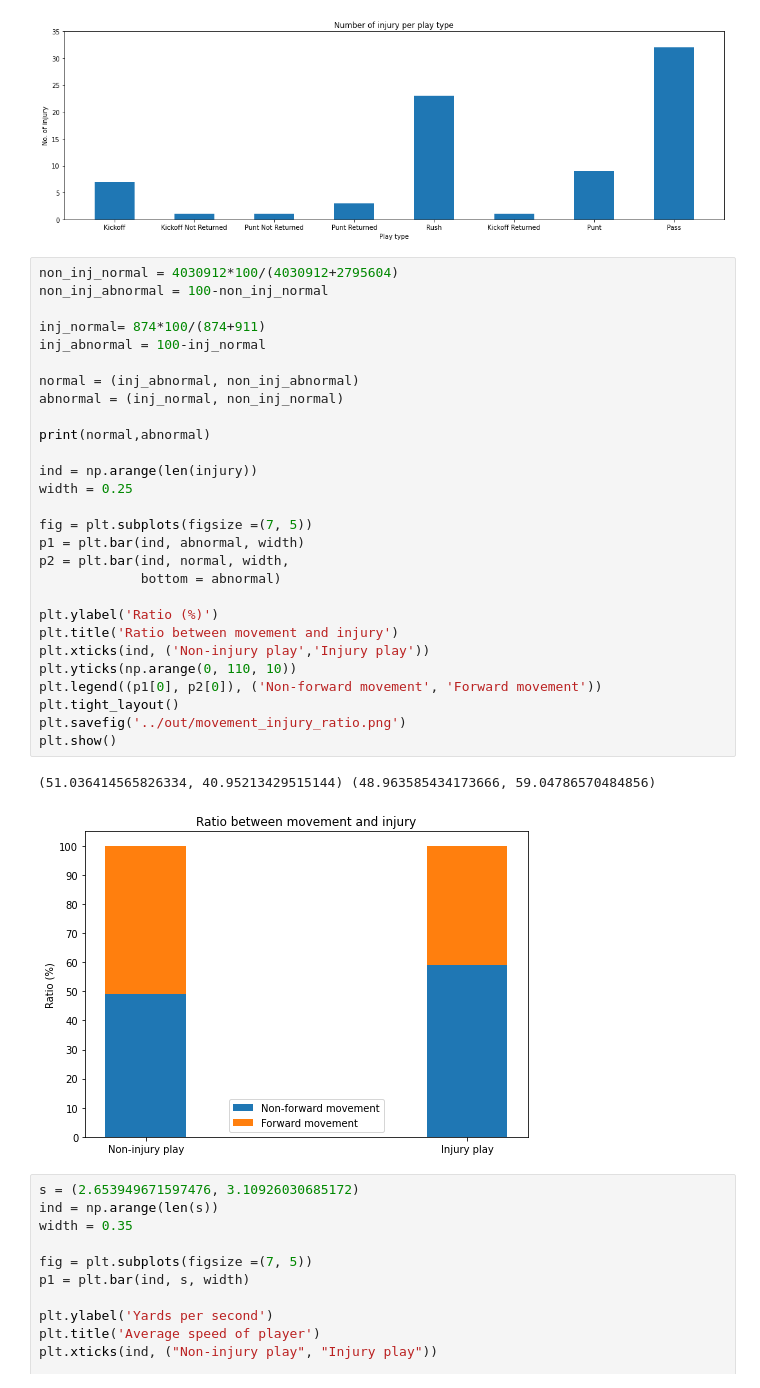
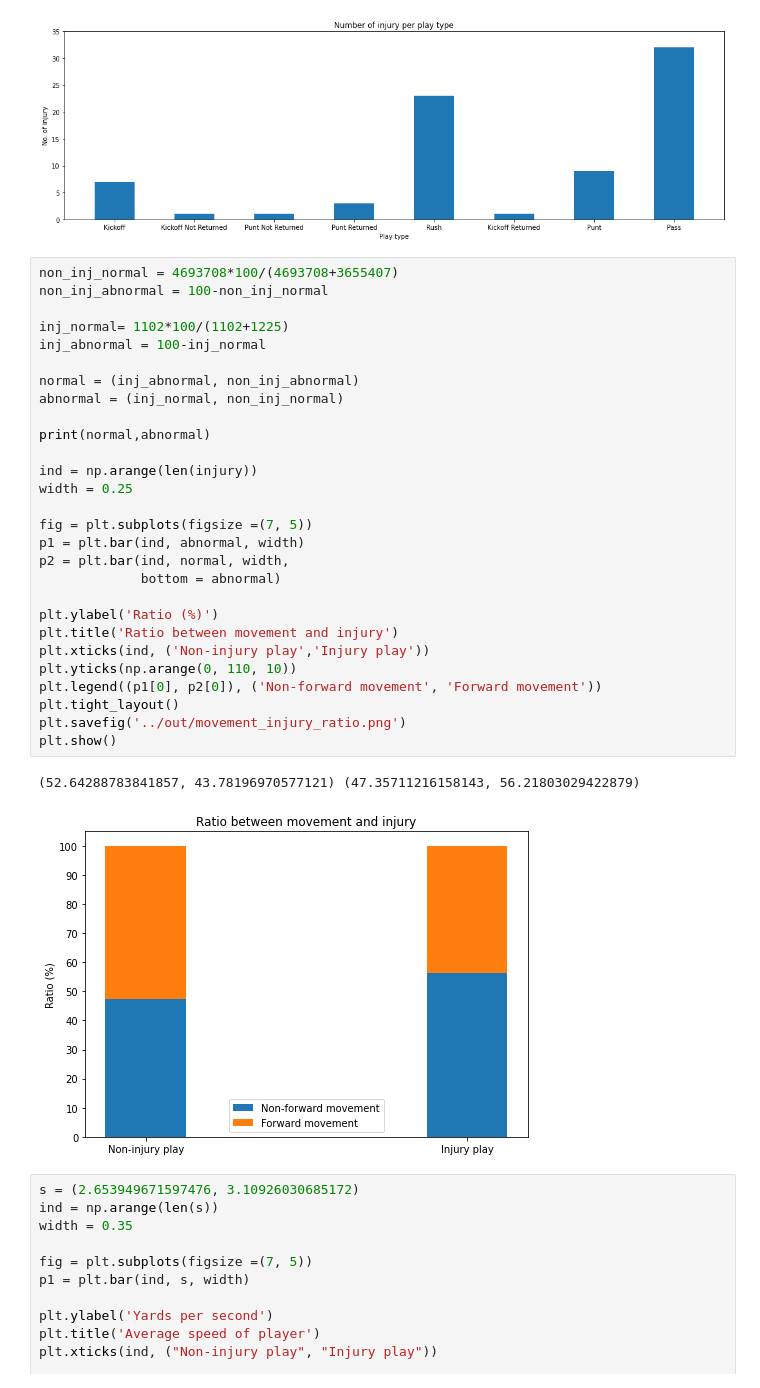
Before and after one commit to cwingho/NFL_Analytics, a Jupyter notebook: brian/chart.ipynb, the cells around one changed output. Saved outputs shown, nothing was run; the diff lists cells and outputs as text.

```diff
--- a/brian/chart.ipynb
+++ b/brian/chart.ipynb
@@ -40,36 +40,36 @@ plt.savefig('../out/injury_n_per_play_type.png')
 # %% [output]
 [figure]
 # %%
-non_inj_normal = 4030912*100/(4030912+2795604)
+non_inj_normal = 4693708*100/(4693708+3655407)
 non_inj_abnormal = 100-non_inj_normal
 
-inj_normal= 874*100/(874+911)
+inj_normal= 1102*100/(1102+1225)
 inj_abnormal = 100-inj_normal
 
 normal = (inj_abnormal, non_inj_abnormal)
 abnormal = (inj_normal, non_inj_normal)
 
 print(normal,abnormal)
 
 ind = np.arange(len(injury))
 width = 0.25
 
 fig = plt.subplots(figsize =(7, 5))
 p1 = plt.bar(ind, abnormal, width)
 p2 = plt.bar(ind, normal, width,
              bottom = abnormal)
 
 plt.ylabel('Ratio (%)')
 plt.title('Ratio between movement and injury')
 plt.xticks(ind, ('Non-injury play','Injury play'))
 plt.yticks(np.arange(0, 110, 10))
 plt.legend((p1[0], p2[0]), ('Non-forward movement', 'Forward movement'))
 plt.tight_layout()
 plt.savefig('../out/movement_injury_ratio.png')
 plt.show()
 # %% [output]
-(51.036414565826334, 40.95213429515144) (48.963585434173666, 59.04786570484856)
+(52.64288783841857, 43.78196970577121) (47.35711216158143, 56.21803029422879)
-[figure, old version]
+[figure, new version]
 # %%
 s = (2.653949671597476, 3.10926030685172)
 ind = np.arange(len(s))
```
Also changed, not shown: 9 other files.
